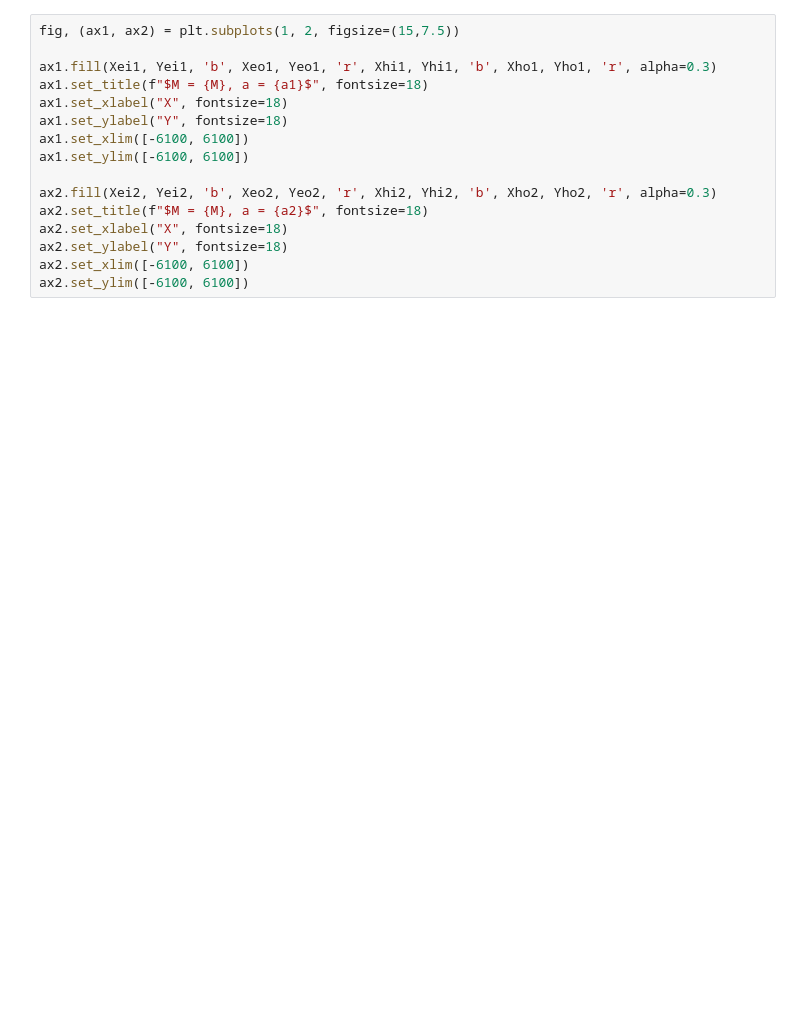
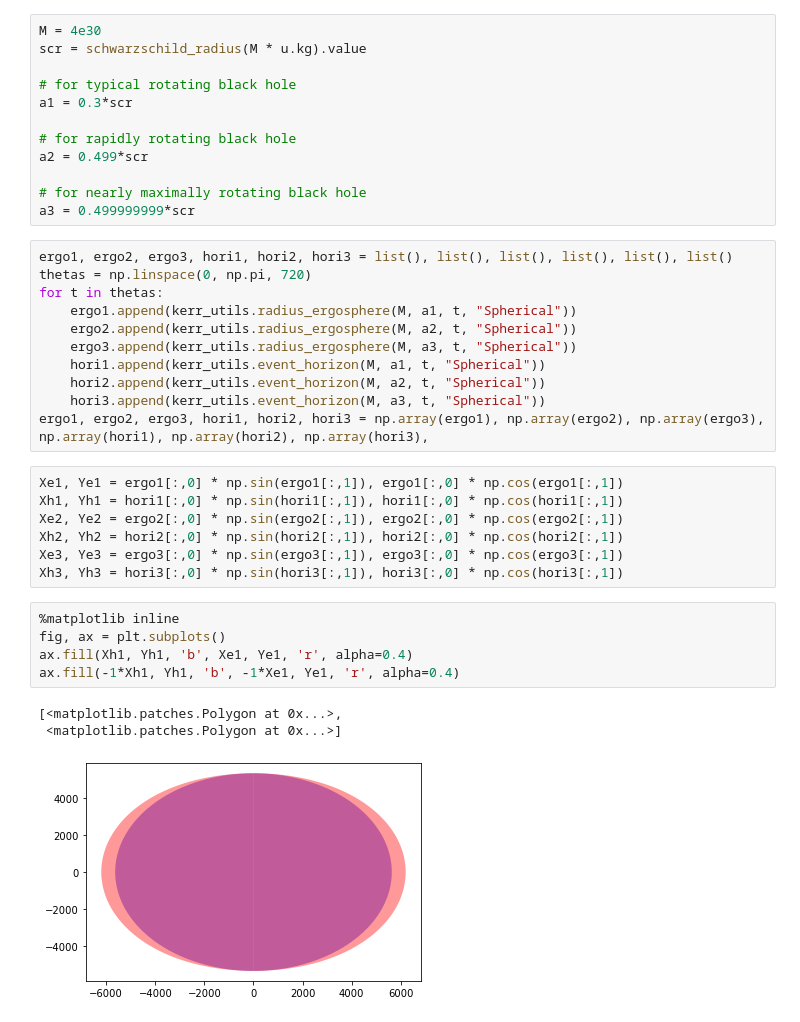
Before and after one commit to SheepWaitForWolf/General-Relativity, a Jupyter notebook: Kerr-Newman Ergosphere.ipynb, the cells around one changed output. Cells and saved outputs as stored; diff of their text form; blank space fills up the shorter version.

```diff
--- a/Kerr-Newman Ergosphere.ipynb
+++ b/Kerr-Newman Ergosphere.ipynb
@@ -87,16 +6,39 @@ NameError: name 'sing_dict1' is not defined
-# %%
-fig, (ax1, ax2) = plt.subplots(1, 2, figsize=(15,7.5))
-
-ax1.fill(Xei1, Yei1, 'b', Xeo1, Yeo1, 'r', Xhi1, Yhi1, 'b', Xho1, Yho1, 'r', alpha=0.3)
-ax1.set_title(f"$M = {M}, a = {a1}$", fontsize=18)
-ax1.set_xlabel("X", fontsize=18)
-ax1.set_ylabel("Y", fontsize=18)
-ax1.set_xlim([-6100, 6100])
-ax1.set_ylim([-6100, 6100])
-
-ax2.fill(Xei2, Yei2, 'b', Xeo2, Yeo2, 'r', Xhi2, Yhi2, 'b', Xho2, Yho2, 'r', alpha=0.3)
-ax2.set_title(f"$M = {M}, a = {a2}$", fontsize=18)
-ax2.set_xlabel("X", fontsize=18)
-ax2.set_ylabel("Y", fontsize=18)
-ax2.set_xlim([-6100, 6100])
-ax2.set_ylim([-6100, 6100])
+# %%
+M = 4e30
+scr = schwarzschild_radius(M * u.kg).value
+
+# for typical rotating black hole
+a1 = 0.3*scr
+
+# for rapidly rotating black hole
+a2 = 0.499*scr
+
+# for nearly maximally rotating black hole
+a3 = 0.499999999*scr
+# %%
+ergo1, ergo2, ergo3, hori1, hori2, hori3 = list(), list(), list(), list(), list(), list()
+thetas = np.linspace(0, np.pi, 720)
+for t in thetas:
+    ergo1.append(kerr_utils.radius_ergosphere(M, a1, t, "Spherical"))
+    ergo2.append(kerr_utils.radius_ergosphere(M, a2, t, "Spherical"))
+    ergo3.append(kerr_utils.radius_ergosphere(M, a3, t, "Spherical"))
+    hori1.append(kerr_utils.event_horizon(M, a1, t, "Spherical"))
+    hori2.append(kerr_utils.event_horizon(M, a2, t, "Spherical"))
+    hori3.append(kerr_utils.event_horizon(M, a3, t, "Spherical"))
+ergo1, ergo2, ergo3, hori1, hori2, hori3 = np.array(ergo1), np.array(ergo2), np.array(ergo3), np.array(hori1), np.array(hori2), np.array(hori3),
+# %%
+Xe1, Ye1 = ergo1[:,0] * np.sin(ergo1[:,1]), ergo1[:,0] * np.cos(ergo1[:,1])
+Xh1, Yh1 = hori1[:,0] * np.sin(hori1[:,1]), hori1[:,0] * np.cos(hori1[:,1])
+Xe2, Ye2 = ergo2[:,0] * np.sin(ergo2[:,1]), ergo2[:,0] * np.cos(ergo2[:,1])
+Xh2, Yh2 = hori2[:,0] * np.sin(hori2[:,1]), hori2[:,0] * np.cos(hori2[:,1])
+Xe3, Ye3 = ergo3[:,0] * np.sin(ergo3[:,1]), ergo3[:,0] * np.cos(ergo3[:,1])
+Xh3, Yh3 = hori3[:,0] * np.sin(hori3[:,1]), hori3[:,0] * np.cos(hori3[:,1])
+# %%
+%matplotlib inline
+fig, ax = plt.subplots()
+ax.fill(Xh1, Yh1, 'b', Xe1, Ye1, 'r', alpha=0.4)
+ax.fill(-1*Xh1, Yh1, 'b', -1*Xe1, Ye1, 'r', alpha=0.4)
+# %% [output]
+[<matplotlib.patches.Polygon at 0x...>,
+ <matplotlib.patches.Polygon at 0x...>]
+[figure, added]
```
Also changed, not shown: parts of 5 cells of this notebook.
